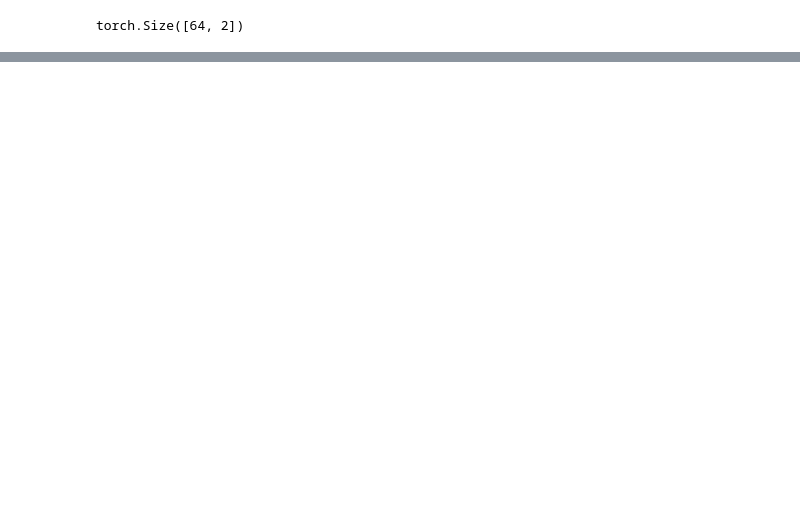
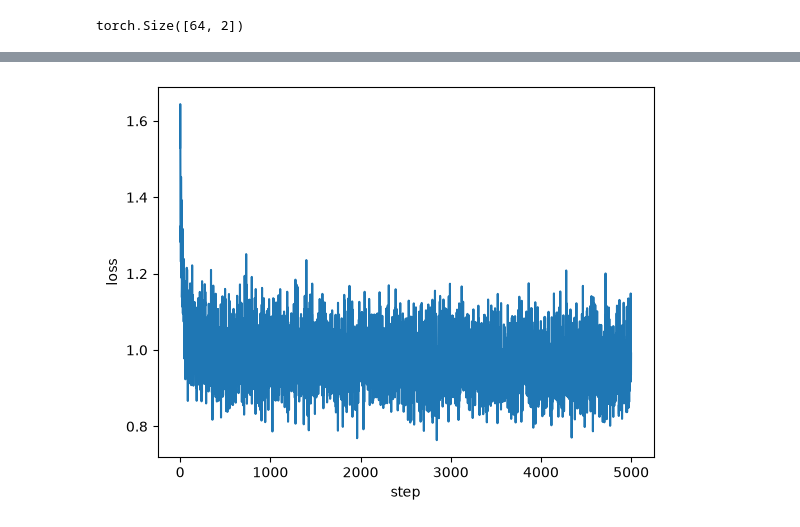
Before and after one commit to teresaecho22/flow-matching, a Jupyter notebook: flow_2d.ipynb, the cells around one changed output, grey strips where cells are left out. Saved outputs shown, nothing was run; the diff lists cells and outputs as text; code cells hidden in the pictures; blank space fills up the shorter version.

```diff
--- a/flow_2d.ipynb
+++ b/flow_2d.ipynb
@@ -96,0 +140,42 @@ step 4500  |  loss 1.0077
+# %%
+def train(model, n_steps):
+    optimizer = torch.optim.Adam(model.parameters(), lr=1e-3)
+    losses = []
+
+    for steps in range(n_steps):
+
+    #torch.randint(min, max, shape)
+        idx = torch.randint(0, 5000, (256,))
+
+        #parameters
+        x1 = data[idx]
+        x0 = torch.randn_like(x1)
+        t = torch.rand(256, 1, device=device)
+
+        x_t = (1-t)*x0 + t*x1
+        target = x1 - x0
+        pred = model(x_t, t)
+        loss = ((pred-target)**2).mean()
+
+        losses.append(loss.item())#.item turns it form tensor to a nromal python number
+
+        #3stepsss
+        optimizer.zero_grad()
+        loss.backward()
+        optimizer.step()
+
+        if step % 500 == 0:
+            print(f"step {step}  |  loss {loss.item():.4f}")
+
+    return losses
+# %%
+model = VelocityMLP().to(device)
+losses = train(model, 5000)
+
+
+plt.plot(losses)
+plt.xlabel("step")
+plt.ylabel("loss")
+plt.show()
+# %% [output]
+[figure, added]
```
Also changed, not shown: parts of 3 cells of this notebook, 1 other file.
